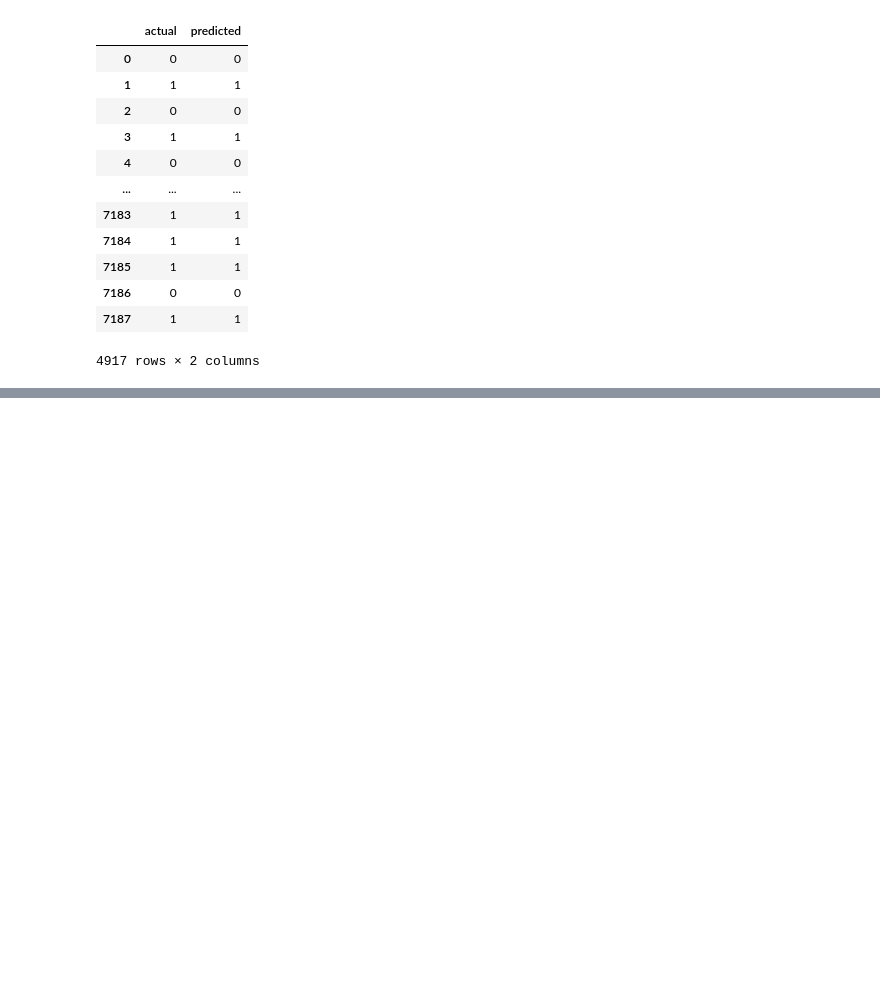
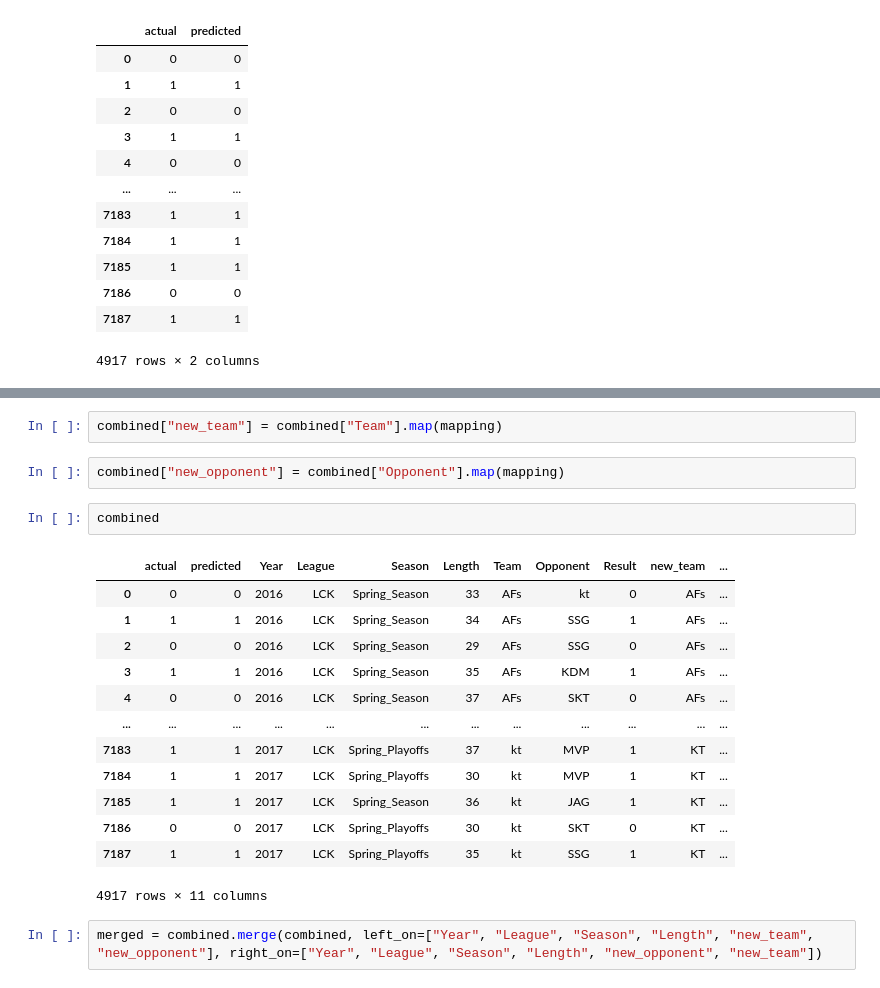
Before and after one commit to johnpark3002/prediction-ml-lol, a Jupyter notebook: Predict_League_of_Legends_Match.ipynb, the cells around one changed output, grey strips where cells are left out. Saved outputs shown, nothing was run; the diff lists cells and outputs as text; blank space fills up the shorter version.

```diff
--- a/Predict_League_of_Legends_Match.ipynb
+++ b/Predict_League_of_Legends_Match.ipynb
@@ -850,3 +867,25 @@ merged = combined.merge(combined, on=["Year", "Team", "Opponent"],
+# %%
+combined["new_team"] = combined["Team"].map(mapping)
+# %%
+combined["new_opponent"] = combined["Opponent"].map(mapping)
+# %%
+combined
+# %% [output]
+|  | actual | predicted | Year | League | Season | Length | Team | Opponent | Result | new_team | ... |
+| 0 | 0 | 0 | 2016 | LCK | Spring_Season | 33 | AFs | kt | 0 | AFs | ... |
+| 1 | 1 | 1 | 2016 | LCK | Spring_Season | 34 | AFs | SSG | 1 | AFs | ... |
+| 2 | 0 | 0 | 2016 | LCK | Spring_Season | 29 | AFs | SSG | 0 | AFs | ... |
+| 3 | 1 | 1 | 2016 | LCK | Spring_Season | 35 | AFs | KDM | 1 | AFs | ... |
+| 4 | 0 | 0 | 2016 | LCK | Spring_Season | 37 | AFs | SKT | 0 | AFs | ... |
+| ... | ... | ... | ... | ... | ... | ... | ... | ... | ... | ... | ... |
+| 7183 | 1 | 1 | 2017 | LCK | Spring_Playoffs | 37 | kt | MVP | 1 | KT | ... |
+| 7184 | 1 | 1 | 2017 | LCK | Spring_Playoffs | 30 | kt | MVP | 1 | KT | ... |
+| 7185 | 1 | 1 | 2017 | LCK | Spring_Season | 36 | kt | JAG | 1 | KT | ... |
+| 7186 | 0 | 0 | 2017 | LCK | Spring_Playoffs | 30 | kt | SKT | 0 | KT | ... |
+| 7187 | 1 | 1 | 2017 | LCK | Spring_Playoffs | 35 | kt | SSG | 1 | KT | ... |
+4917 rows × 11 columns
+# %%
+merged = combined.merge(combined, left_on=["Year", "League", "Season", "Length", "new_team", "new_opponent"], right_on=["Year", "League", "Season", "Length", "new_opponent", "new_team"])
 # %%
 merged
 # %% [output]
```
Also changed, not shown: parts of 11 cells of this notebook.
